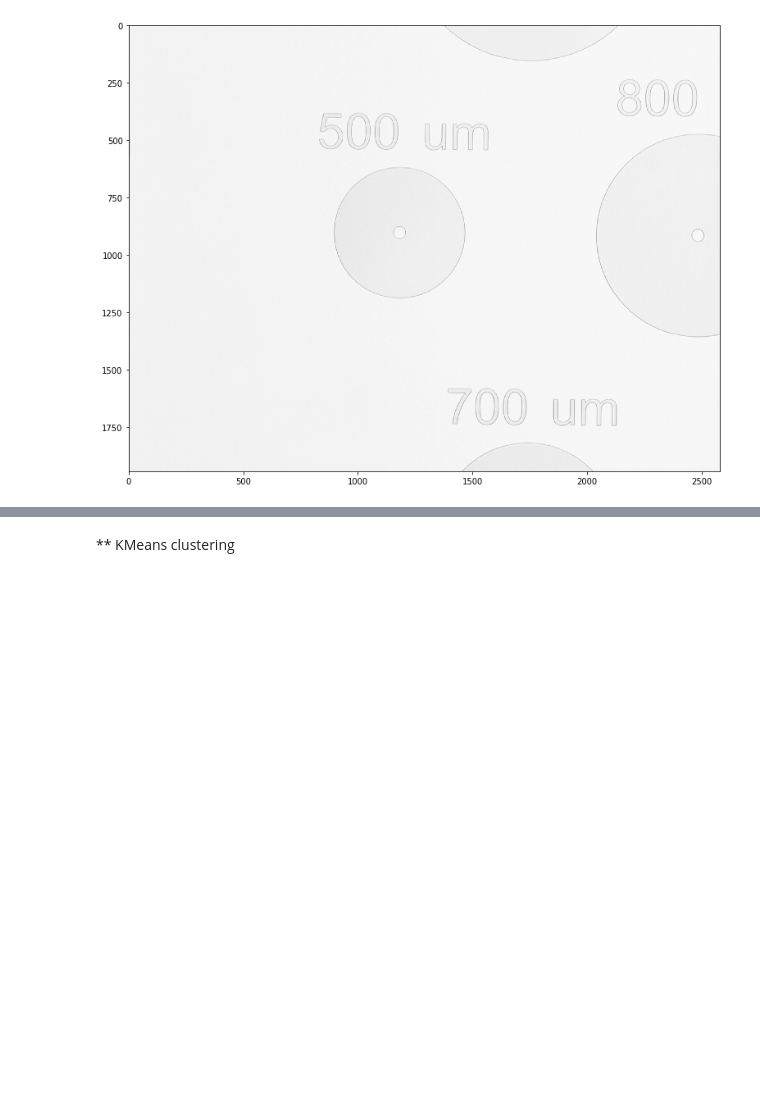
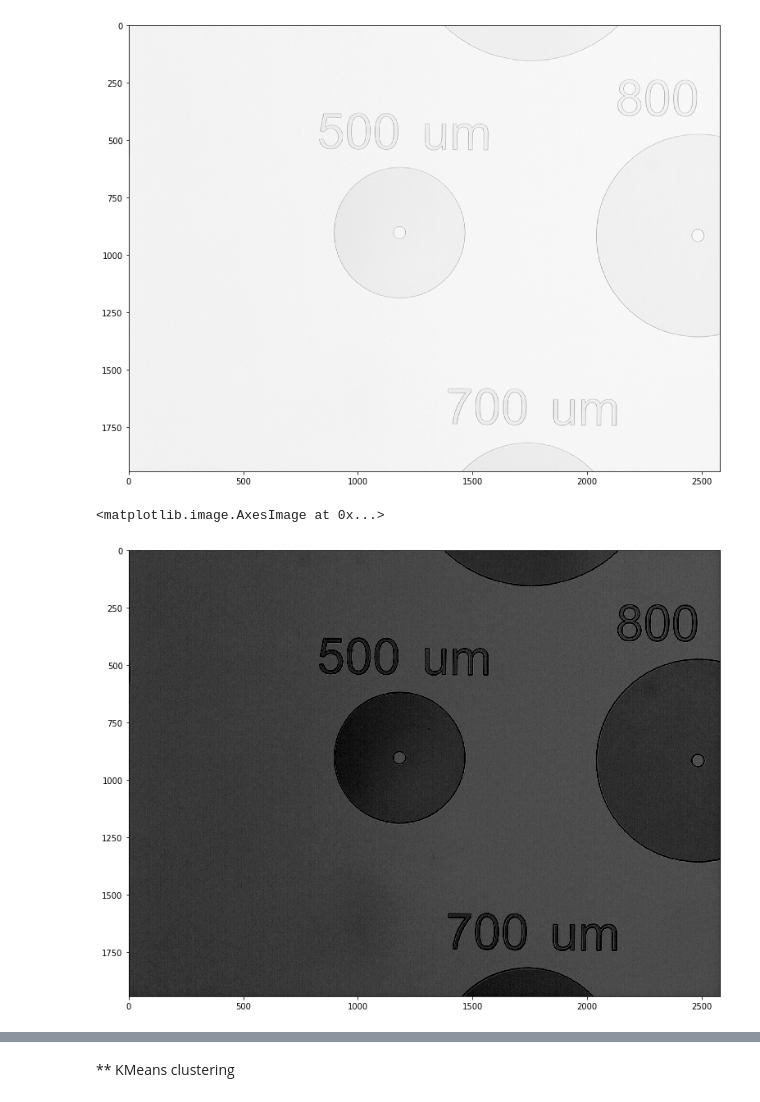
Before and after one commit to silvan-stettler/ml-processopt, a Jupyter notebook: image_segmentation.ipynb, the cells around one changed output, grey strips where cells are left out. Drawn from its saved outputs; the diff is of its cells as text; code cells hidden in the pictures; blank space fills up the shorter version.

```diff
--- a/image_segmentation.ipynb
+++ b/image_segmentation.ipynb
@@ -16,3 +32,9 @@ plt.imshow(gray, cmap='gray',vmin=0, vmax=255)
+# %%
+plt.figure(figsize=(15,10))
+plt.imshow(adjust_brighness_contrast(gray,brightness=-230, contrast=4.5, first='brightness'), cmap='gray',vmin=0, vmax=255)
+# %% [output]
+<matplotlib.image.AxesImage at 0x...>
+[figure, added]
 # %%
 gray_dumb = gray
 gray_dumb[gray_dumb < gray[10,1500]] = gray[10,1500]
```
Also changed, not shown: parts of 7 cells of this notebook.
